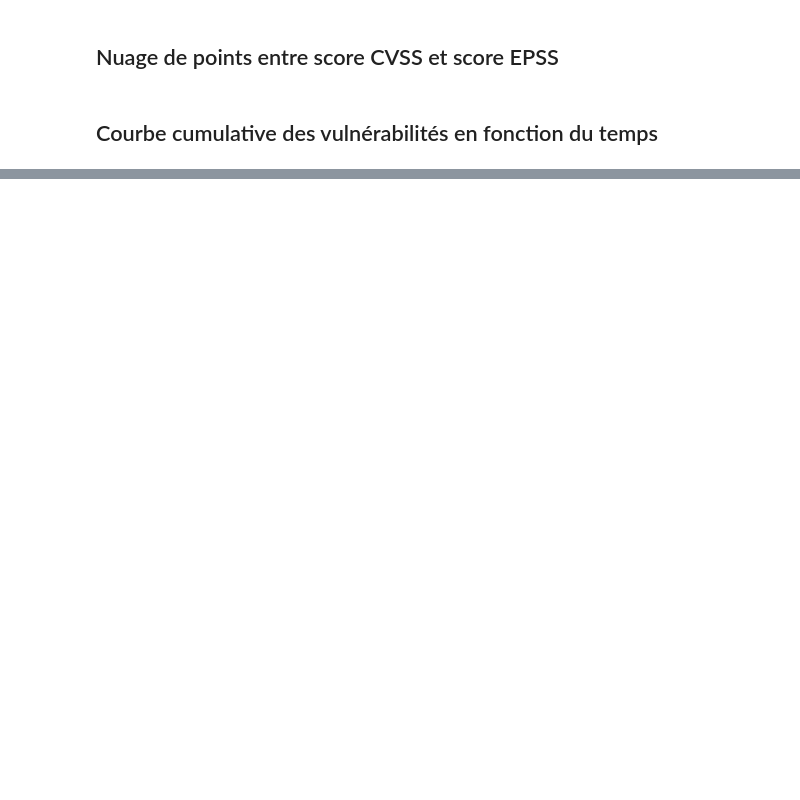
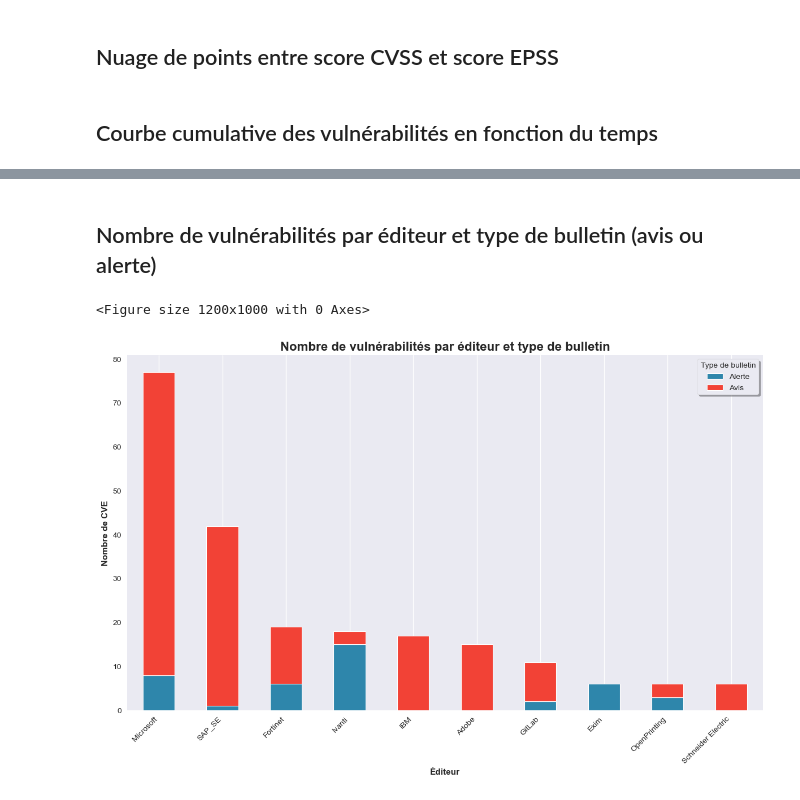
Before and after one commit to iri-rsl/ANSSI-Mastercamp, a Jupyter notebook: TD_final.ipynb, the cells around one changed output, grey strips where cells are left out. Cells and saved outputs as stored; diff of their text form; code cells hidden in the pictures; blank space fills up the shorter version.

```diff
--- a/TD_final.ipynb
+++ b/TD_final.ipynb
@@ -497,0 +480,23 @@ plt.show()
+# %% [markdown]
+## Nombre de vulnérabilités par éditeur et type de bulletin (avis ou alerte)
+# %%
+pivot = pd.pivot_table(df, values='cve_id', index='vendor', columns='type', aggfunc='count', fill_value=0)
+top_vendors = pivot.sum(axis=1).nlargest(10).index
+
+plt.figure(figsize=(12, 10))
+pivot_subset = pivot.loc[top_vendors]
+
+colors = ['#2E86AB', '#F24236']  # Blue and Red for better contrast
+pivot_subset.plot(kind='bar', stacked=True, color=colors, edgecolor='white', linewidth=0.8)
+
+plt.title("Nombre de vulnérabilités par éditeur et type de bulletin", fontsize=16, fontweight='bold')
+plt.xlabel("Éditeur", fontweight='bold')
+plt.ylabel("Nombre de CVE", fontweight='bold')
+plt.xticks(rotation=45, ha='right')
+plt.legend(title='Type de bulletin', frameon=True, fancybox=True, shadow=True)
+plt.grid(axis='y')
+plt.tight_layout()
+plt.show()
+# %% [output]
+<Figure size 1200x1000 with 0 Axes>
+[figure, added]
```
Also changed, not shown: parts of 48 cells of this notebook.
